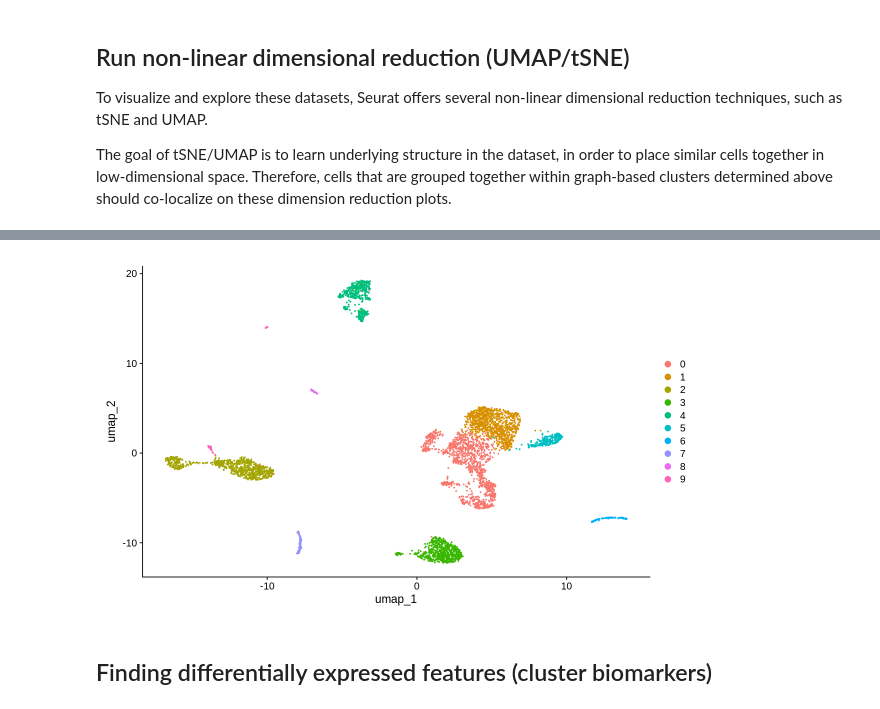
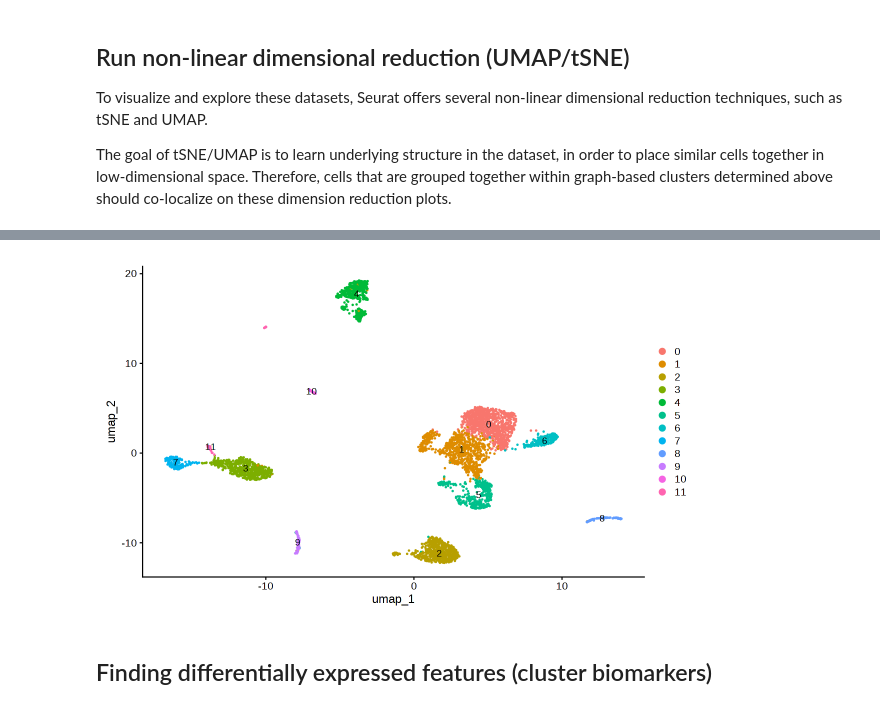
Before and after one commit to xie186/Algorithms_for_DNA-Sequencing, a Jupyter notebook: docs/BIOI611_scRNA.ipynb, the cells around one changed output, grey strips where cells are left out. Saved outputs shown, nothing was run; the diff lists cells and outputs as text; code cells hidden in the pictures.

```diff
--- a/docs/BIOI611_scRNA.ipynb
+++ b/docs/BIOI611_scRNA.ipynb
@@ -492,7 +490,7 @@ pc_number
  To cluster the cells, Seurat next applies modularity optimization techniques such as the Louvain algorithm (default) or SLM [SLM, Blondel et al., Journal of Statistical Mechanics], to iteratively group cells together, with the goal of optimizing the standard modularity function. The FindClusters() function implements this procedure, and contains a resolution parameter that sets the `granularity` of the downstream clustering, with increased values leading to a greater number of clusters. We find that setting this parameter between 1 typically returns good results for single-cell datasets of around 5k cells. Optimal resolution often increases for larger datasets. The clusters can be found using the `Idents()` function.
 # %%
 pbmc <- FindNeighbors(pbmc, dims = 1:pc_number)
-pbmc <- FindClusters(pbmc, resolution = 0.1)
+pbmc <- FindClusters(pbmc, resolution = 0.2)
 # %% [output]
 Computing nearest neighbor graph
 
@@ -544,7 +544,7 @@ This message will be shown once per session”
 # %%
-DimPlot(pbmc, reduction = "umap")
+DimPlot(pbmc, reduction = "umap", label = TRUE)
 # %% [output]
-[figure, old version]
+[figure, new version]
 # %% [markdown]
 ## Finding differentially expressed features (cluster biomarkers)
 # %%
```
Also changed, not shown: parts of 46 cells of this notebook.
